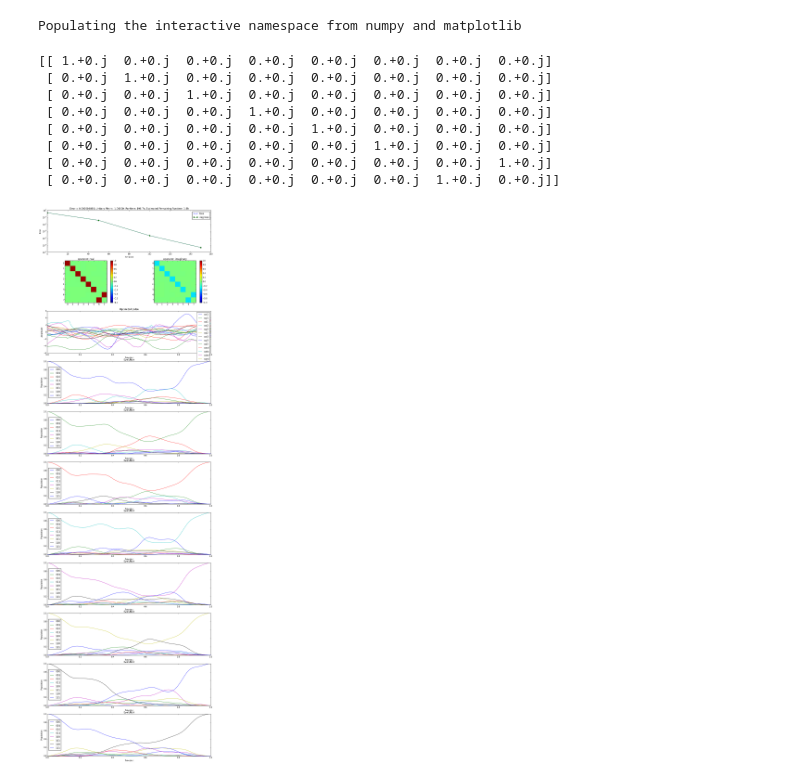
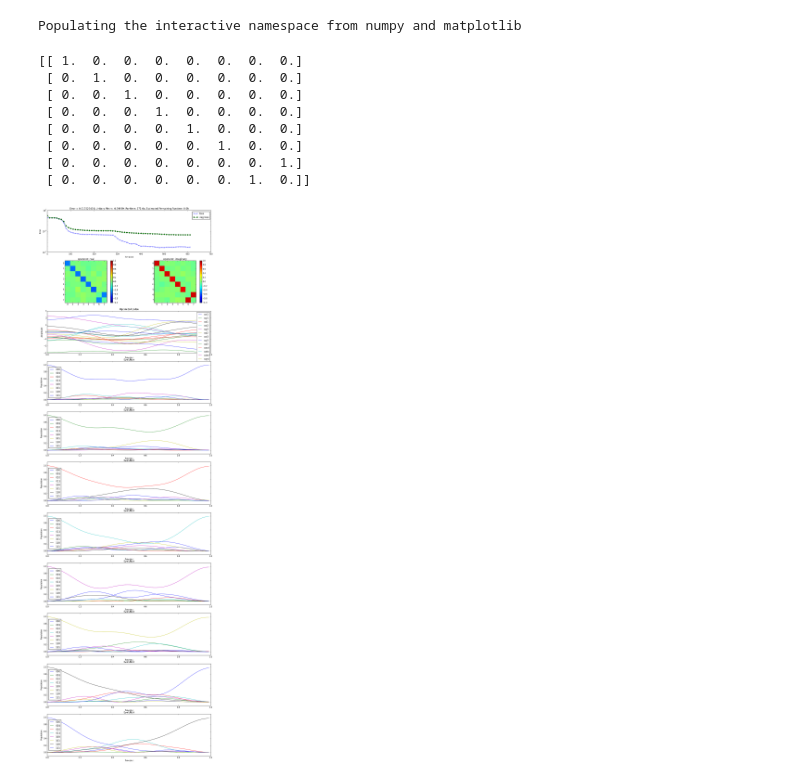
Before and after one commit to SchusterLab/quantum-optimal-control, a Jupyter notebook: Toffoli.ipynb, the cells around one changed output. Saved outputs shown, nothing was run; the diff lists cells and outputs as text; code cells hidden in the pictures.

```diff
--- a/Toffoli.ipynb
+++ b/Toffoli.ipynb
@@ -12,7 +11,7 @@ Populating the interactive namespace from numpy and matplotlib
 # %%
 #Defining time scales
 total_time = 1.0
-steps = 500
+steps = 80
 
 
 #Defining H0
@@ -32,7 +31,11 @@ states_draw_names = ['000','001','010','011','100','101','110','111']
 
 #Defining U (Target)
 
-U= toffoli().full()
+U= np.identity(8)
+U[7,7]=0
+U[6,6]=0
+U[6,7]=1
+U[7,6]=1
 
 
 #Defining U0 (Initial)
@@ -67,37 +70,39 @@ Q_izz = np.kron(Q_I,np.kron(Q_z,Q_z))
 
 H0 =  2 * np.pi * (Q_z1 + Q_z2 + Q_z3)
 Hops = [Q_x1,Q_y1,Q_z1,Q_x2,Q_y2,Q_z2,Q_x3,Q_y3,Q_z3,Q_xxi, Q_xix, Q_ixx, Q_yyi, Q_yiy, Q_iyy,Q_zzi, Q_ziz, Q_izz ]
-#ops_max_amp = [4.0,4.0, 2*np.pi*2.0,4.0,4.0, 2*np.pi*2.0,4.0,4.0, 2*np.pi*2.0,4.0,4.0,4.0,4.0,4.0,4.0, 2*np.pi*2.0,2*np.pi*2.0,2*np.pi*2.0]
+ops_max_amp = [4.0,4.0, 2*np.pi*2.0,4.0,4.0, 2*np.pi*2.0,4.0,4.0, 2*np.pi*2.0,4.0,4.0,4.0,4.0,4.0,4.0, 2*np.pi*2.0,2*np.pi*2.0,2*np.pi*2.0]
 
 Hnames =[ 'x1','y1', 'z1', 'x2','y2', 'z2', 'x3','y3', 'z3','xxi','xix','ixx', 'yyi','yiy','iyy', 'zzi','ziz','izz']
+
 ops_max_amp = 4*np.ones(len(Hops))
 u0=[]
 for ii in range (len(Hops)):
     u0.append(np.ones(steps))
 
+H_time_scales = {'9':0.1}
 #Defining convergence parameters
-max_iterations = 5000
+max_iterations = 1000
 decay = max_iterations/2
-convergence = {'rate':0.05, 'update_step':50, 'max_iterations':max_iterations,\
+convergence = {'rate':0.01, 'update_step':10, 'max_iterations':max_iterations,\
                'conv_target':1e-8,'learning_rate_decay':decay}
-reg_coeffs = {'alpha' : 0, 'z':0, 'dwdt':0,'d2wdt2':0, 'inter':0}
+reg_coeffs = {'alpha' : 0, 'z':0, 'dwdt':0,'d2wdt2':0, 'inter':0, 'test':0.0001}
 #multi_mode = {'dressed':dressed, 'vectors':v_c, 'qnum':qubit_state_num, 'mnum': mode_state_num,\
               #'f':freq_ge, 'es':w_c, 'g1':qm_g1, 'D':D, 'Interpolation':True, 'Modulation':True}
 print U
 # %% [output]
-[[ 1.+0.j  0.+0.j  0.+0.j  0.+0.j  0.+0.j  0.+0.j  0.+0.j  0.+0.j]
- [ 0.+0.j  1.+0.j  0.+0.j  0.+0.j  0.+0.j  0.+0.j  0.+0.j  0.+0.j]
- [ 0.+0.j  0.+0.j  1.+0.j  0.+0.j  0.+0.j  0.+0.j  0.+0.j  0.+0.j]
- [ 0.+0.j  0.+0.j  0.+0.j  1.+0.j  0.+0.j  0.+0.j  0.+0.j  0.+0.j]
- [ 0.+0.j  0.+0.j  0.+0.j  0.+0.j  1.+0.j  0.+0.j  0.+0.j  0.+0.j]
- [ 0.+0.j  0.+0.j  0.+0.j  0.+0.j  0.+0.j  1.+0.j  0.+0.j  0.+0.j]
- [ 0.+0.j  0.+0.j  0.+0.j  0.+0.j  0.+0.j  0.+0.j  0.+0.j  1.+0.j]
- [ 0.+0.j  0.+0.j  0.+0.j  0.+0.j  0.+0.j  0.+0.j  1.+0.j  0.+0.j]]
+[[ 1.  0.  0.  0.  0.  0.  0.  0.]
+ [ 0.  1.  0.  0.  0.  0.  0.  0.]
+ [ 0.  0.  1.  0.  0.  0.  0.  0.]
+ [ 0.  0.  0.  1.  0.  0.  0.  0.]
+ [ 0.  0.  0.  0.  1.  0.  0.  0.]
+ [ 0.  0.  0.  0.  0.  1.  0.  0.]
+ [ 0.  0.  0.  0.  0.  0.  0.  1.]
+ [ 0.  0.  0.  0.  0.  0.  1.  0.]]
 # %%
  #Extra options
 #reg_coeffs = reg_coeffs,draw = [states_draw_list,states_draw_names] ,forbidden = states_forbidden_list,multi_mode = multi_mode,
 #maxA = ops_max_amp,use_gpu = True
 Grape(H0,Hops,Hnames,U,U0,total_time,steps,psi0,convergence, draw = [states_draw_list,states_draw_names] ,\
-      maxA = ops_max_amp, use_gpu=True, reg_coeffs = reg_coeffs)
+      maxA = ops_max_amp, use_gpu=True, Unitary_error = 1e-9,show_plots=True, method ='L-BFGS-B')
 # %% [output]
-[figure, old version]
+[figure, new version]
```
Also changed, not shown: parts of 1 cell of this notebook, 5 other files.
